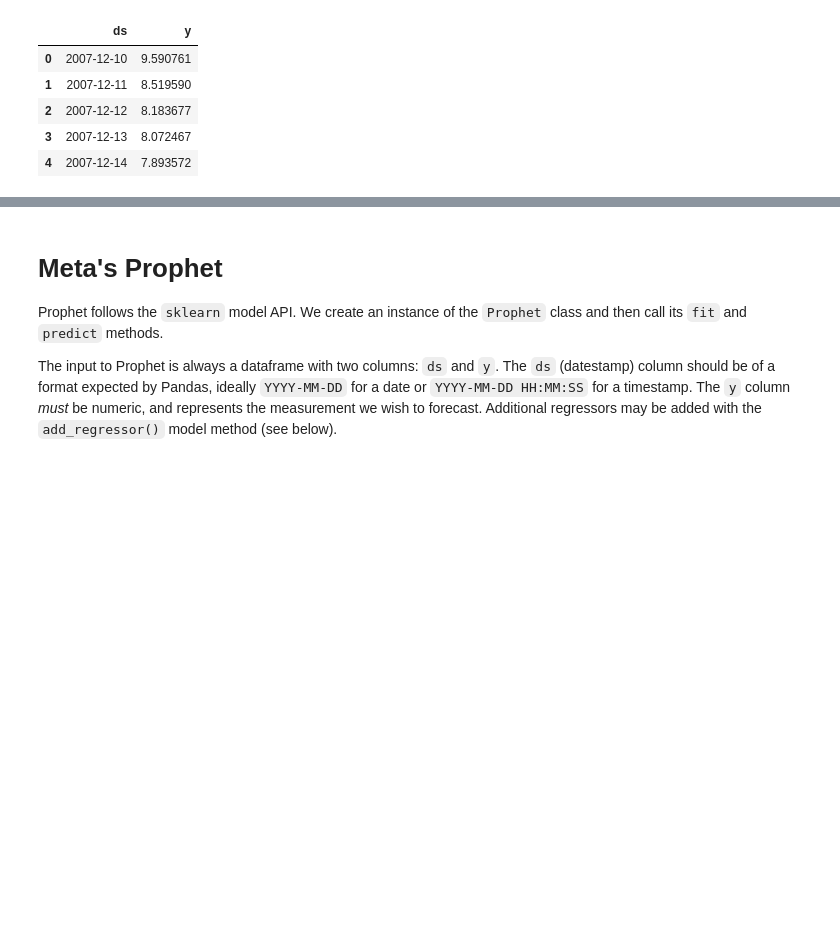
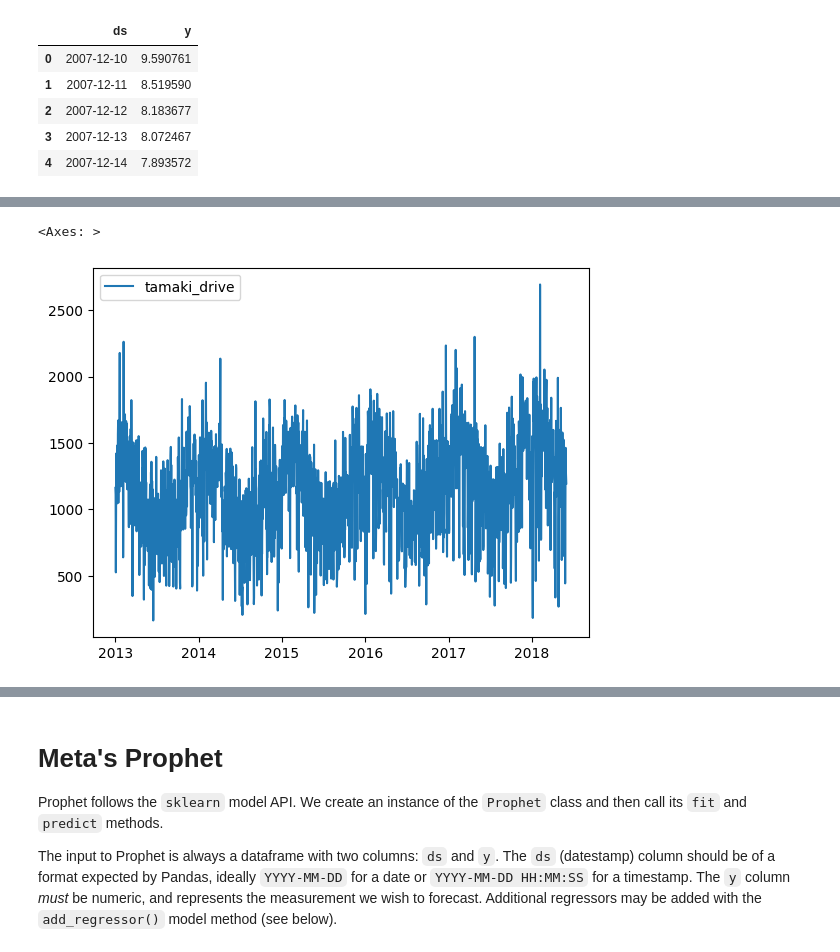
Before and after one commit to kdonavin/meta-prophet-guide, a Jupyter notebook: prophet.ipynb, the cells around one changed output, grey strips where cells are left out. Saved outputs shown, nothing was run; the diff lists cells and outputs as text; code cells hidden in the pictures; blank space fills up the shorter version.

Commit message:
adding aukland cycling data and note taking on addl regressors

```diff
--- a/prophet.ipynb
+++ b/prophet.ipynb
@@ -15,0 +34,28 @@ man_df.head()
+# %%
+from glob import glob
+
+#Import year CSVs
+lfiles = glob('DATA/CYCLING_AUCK_DATA/CYCLING_COUNTS/cycling_counts_????.csv')
+lfiles.sort()
+
+#Join
+l = []
+for f in lfiles:
+    d = pd.read_csv(f, index_col=0, parse_dates=True)
+    l.append(d)
+auck_df = pd.concat(l, axis=0)
+# auck_df.loc[:,['Tamaki Drive EB', 'Tamaki Drive WB']]
+
+#Munging
+
+## Adding Tamaki Drive EB & WB
+tamaki_df = auck_df.loc[:,'Tamaki Drive WB'] +  auck_df.loc[:,'Tamaki Drive EB']
+## Removing missing data
+tamaki_df = tamaki_df.loc['2013':'2018-06-01',].to_frame(name='tamaki_drive')
+## Agg by date
+tamaki_df = tamaki_df.groupby(tamaki_df.index.date).sum()
+
+tamaki_df.plot()
+# %% [output]
+<Axes: >
+[figure, added]
```
Also changed, not shown: parts of 28 cells of this notebook.
